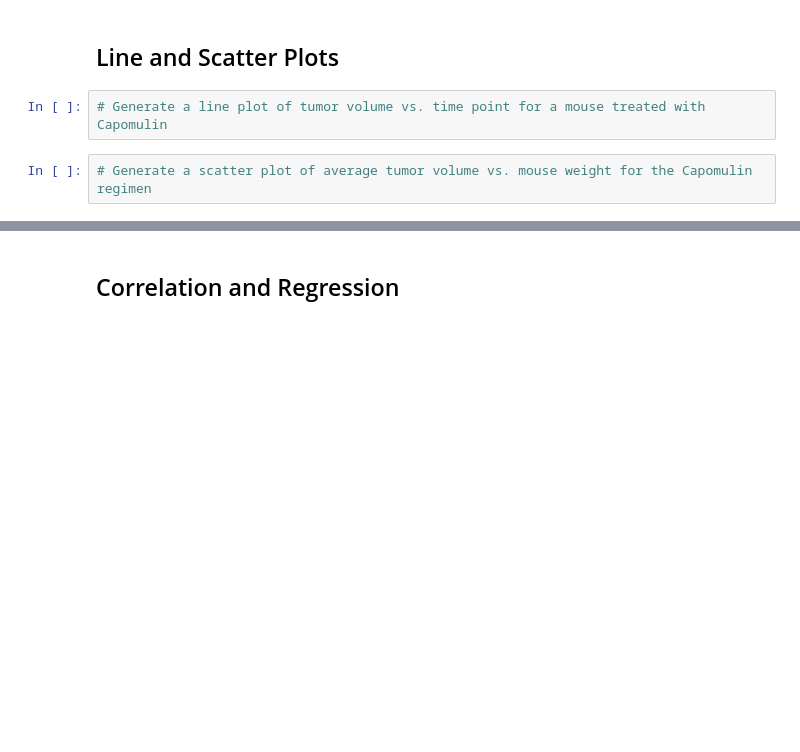
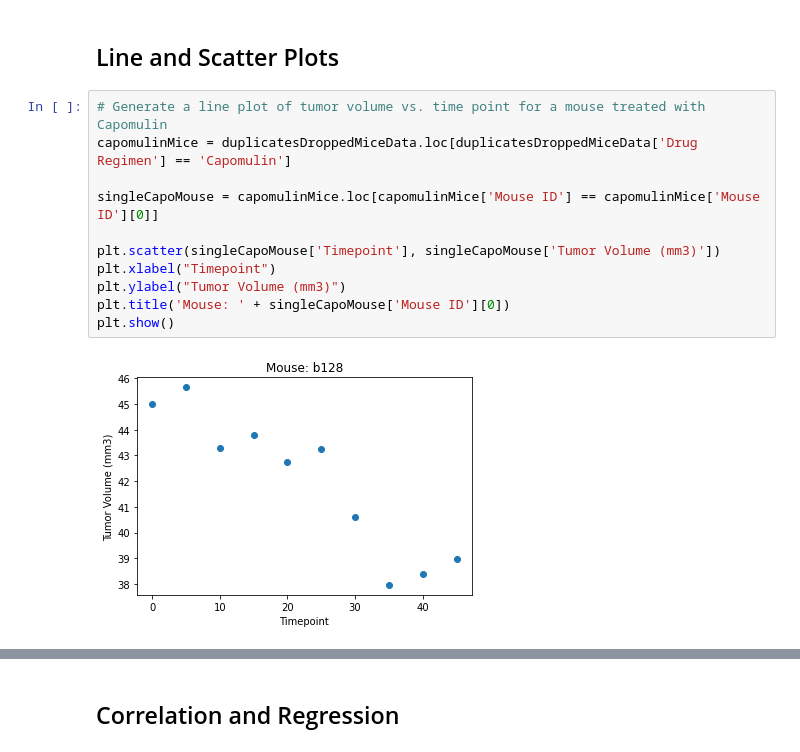
Before and after one commit to RebelDroid09/graphing-challenge, a Jupyter notebook: pymaceuticals_starter.ipynb, the cells around one changed output, grey strips where cells are left out. Cells and saved outputs as stored; diff of their text form; blank space fills up the shorter version.

```diff
--- a/pymaceuticals_starter.ipynb
+++ b/pymaceuticals_starter.ipynb
@@ -275,6 +324,15 @@ print(outlier_datapoints)
 # %% [markdown]
 ## Line and Scatter Plots
-# %%
-# Generate a line plot of tumor volume vs. time point for a mouse treated with Capomulin
-# %%
-# Generate a scatter plot of average tumor volume vs. mouse weight for the Capomulin regimen
+# %%
+# Generate a line plot of tumor volume vs. time point for a mouse treated with Capomulin
+capomulinMice = duplicatesDroppedMiceData.loc[duplicatesDroppedMiceData['Drug Regimen'] == 'Capomulin']
+
+singleCapoMouse = capomulinMice.loc[capomulinMice['Mouse ID'] == capomulinMice['Mouse ID'][0]]
+
+plt.scatter(singleCapoMouse['Timepoint'], singleCapoMouse['Tumor Volume (mm3)'])
+plt.xlabel("Timepoint")
+plt.ylabel("Tumor Volume (mm3)")
+plt.title('Mouse: ' + singleCapoMouse['Mouse ID'][0])
+plt.show()
+# %% [output]
+[figure, added]
```
Also changed, not shown: parts of 4 cells of this notebook.
